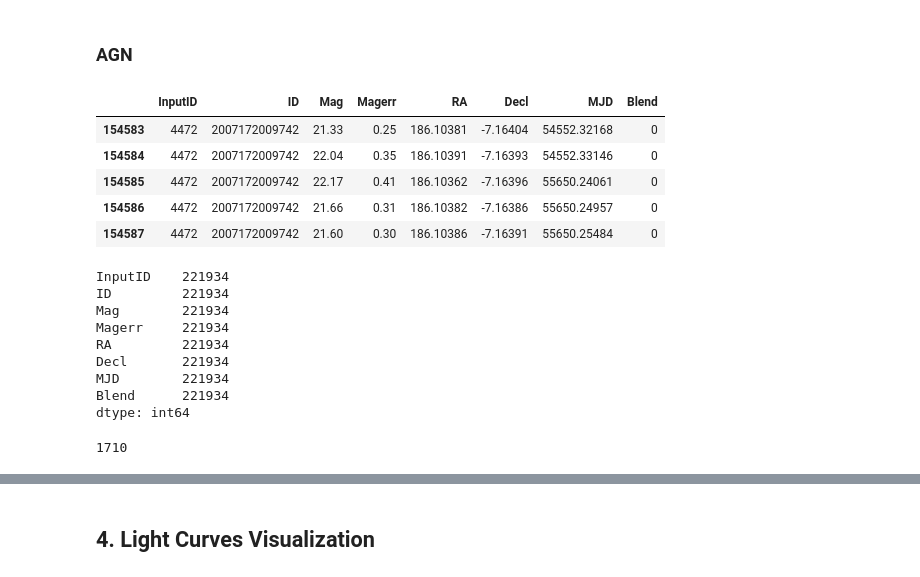
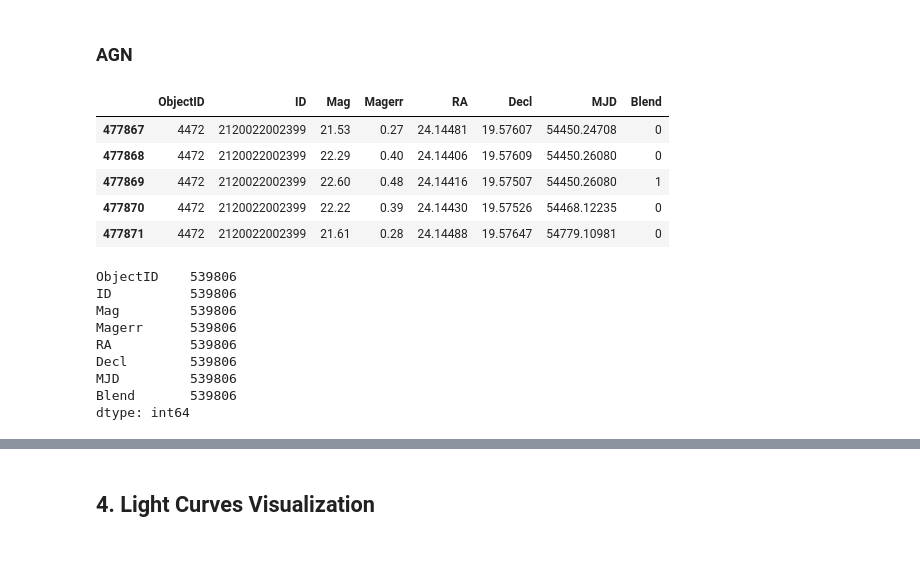
Before and after one commit to diegoalejogm/transient-recognition-lsst, a Jupyter notebook: notebooks/CRTS/CRTS Data Download & Exploration.ipynb, the cells around one changed output, grey strips where cells are left out. Saved outputs shown, nothing was run; the diff lists cells and outputs as text; code cells hidden in the pictures.

```diff
--- a/notebooks/CRTS/CRTS Data Download & Exploration.ipynb
+++ b/notebooks/CRTS/CRTS Data Download & Exploration.ipynb
@@ -32,7 +44,7 @@ while not done:
         df_light_curves = time.time(
             download.all_objects_light_curves,
             df_objects,
-            overwrite=False
+            overwrite=True
         )
         done = True
     except Exception as e:
@@ -145,7 +164,7 @@ dtype: int64
 # %% [markdown]
 ### AGNs
 # %%
-df_objects_agn = df_objects[df_objects['Type'] =='AGN']
+df_objects_agn = df_objects[df_objects.Type =='AGN']
 df_objects_agn.head()
 # %% [output]
 |  | clas | date | dec | ra | Type |
@@ -306,29 +313,25 @@ len(series_light_curves_blazars_grouped[series_light_curves_blazars_grouped > 10
 # %% [markdown]
 ### AGN
 # %%
-df_light_curves_agn = df_light_curves[df_light_curves['InputID'].isin(df_objects_agn.index.tolist())]
+df_light_curves_agn = df_light_curves[df_light_curves.ObjectID.isin(df_objects_agn.index.tolist())]
 df_light_curves_agn.head()
 # %% [output]
-|  | InputID | ID | Mag | Magerr | RA | Decl | MJD | Blend |
-| 154583 | 4472 | 2007172009742 | 21.33 | 0.25 | 186.10381 | -7.16404 | 54552.32168 | 0 |
-| 154584 | 4472 | 2007172009742 | 22.04 | 0.35 | 186.10391 | -7.16393 | 54552.33146 | 0 |
-| 154585 | 4472 | 2007172009742 | 22.17 | 0.41 | 186.10362 | -7.16396 | 55650.24061 | 0 |
-| 154586 | 4472 | 2007172009742 | 21.66 | 0.31 | 186.10382 | -7.16386 | 55650.24957 | 0 |
-| 154587 | 4472 | 2007172009742 | 21.60 | 0.30 | 186.10386 | -7.16391 | 55650.25484 | 0 |
+|  | ObjectID | ID | Mag | Magerr | RA | Decl | MJD | Blend |
+| 477867 | 4472 | 2120022002399 | 21.53 | 0.27 | 24.14481 | 19.57607 | 54450.24708 | 0 |
+| 477868 | 4472 | 2120022002399 | 22.29 | 0.40 | 24.14406 | 19.57609 | 54450.26080 | 0 |
+| 477869 | 4472 | 2120022002399 | 22.60 | 0.48 | 24.14416 | 19.57507 | 54450.26080 | 1 |
+| 477870 | 4472 | 2120022002399 | 22.22 | 0.39 | 24.14430 | 19.57526 | 54468.12235 | 0 |
+| 477871 | 4472 | 2120022002399 | 21.61 | 0.28 | 24.14488 | 19.57647 | 54779.10981 | 0 |
 # %%
 df_light_curves_agn.count()
 # %% [output]
-InputID    221934
-ID         221934
-Mag        221934
-Magerr     221934
-RA         221934
-Decl       221934
-MJD        221934
-Blend      221934
+ObjectID    539806
+ID          539806
+Mag         539806
+Magerr      539806
+RA          539806
+Decl        539806
+MJD         539806
+Blend       539806
 dtype: int64
-# %%
-len(df_light_curves_agn.InputID.unique())
-# %% [output]
-1710
 # %%
```
Also changed, not shown: parts of 36 cells of this notebook, 2 other files.
